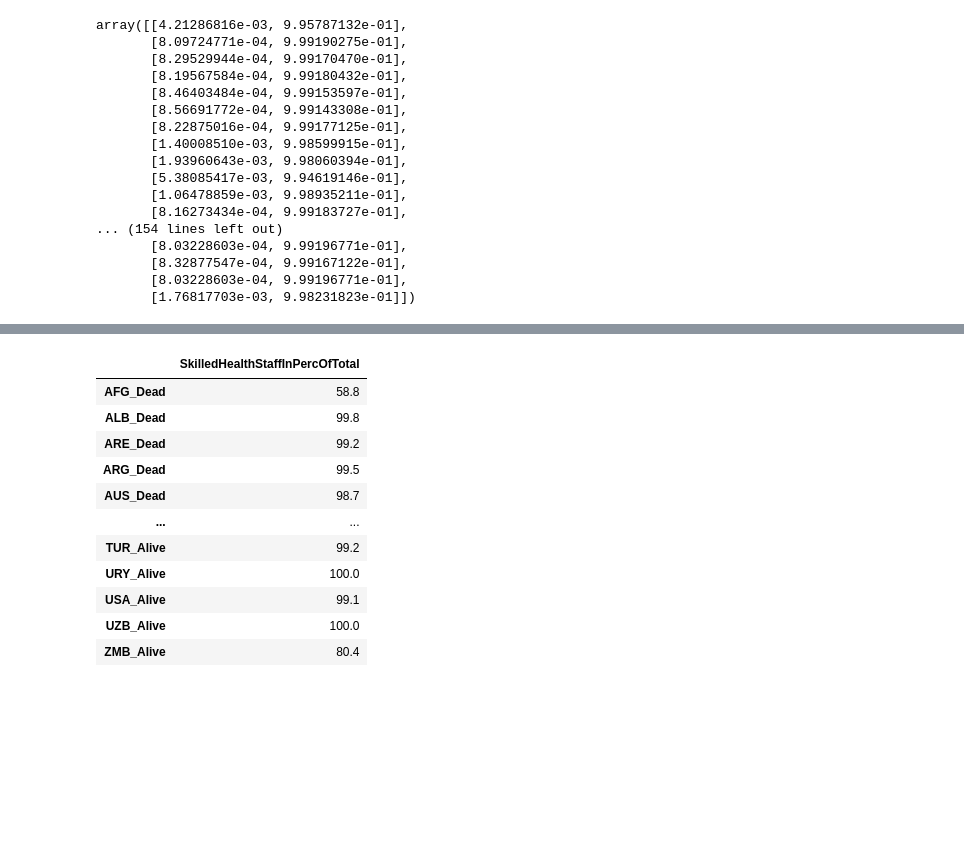
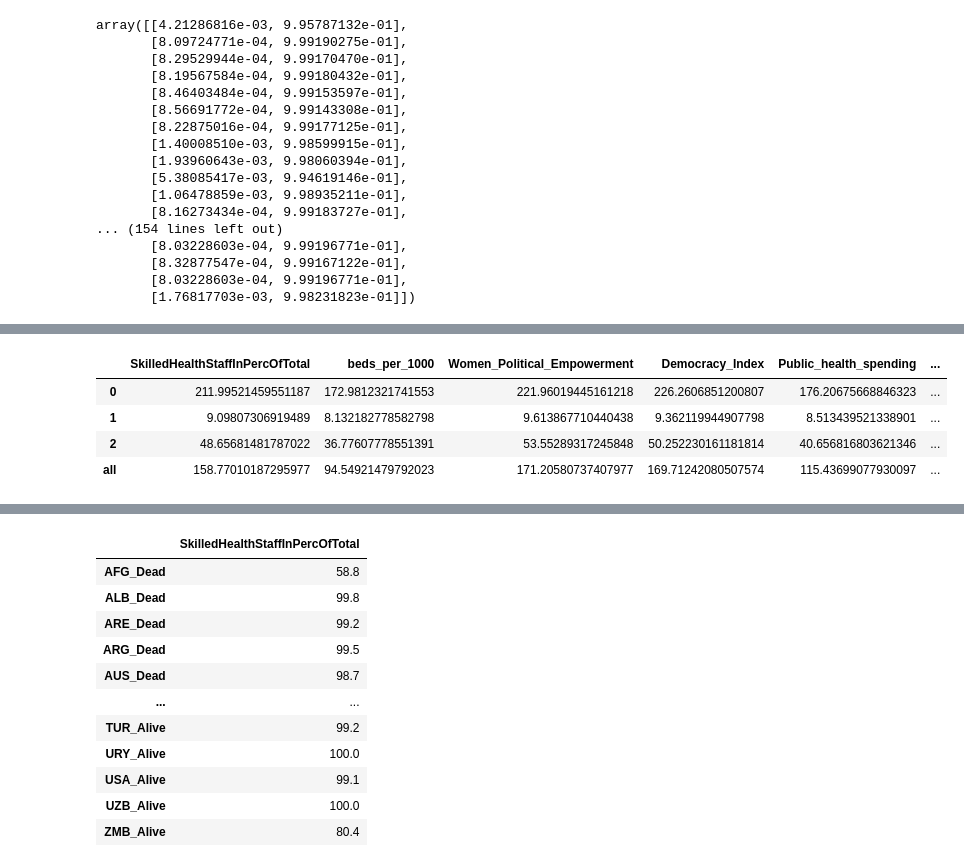
Before and after one commit to MariaStefaniak/SurvivalAtBirth_Global, a Jupyter notebook: Data_Organization/Python_Scripts/FinalNotebook.ipynb, the cells around one changed output, grey strips where cells are left out. Drawn from its saved outputs; the diff is of its cells as text; code cells hidden in the pictures; blank space fills up the shorter version.

```diff
--- a/Data_Organization/Python_Scripts/FinalNotebook.ipynb
+++ b/Data_Organization/Python_Scripts/FinalNotebook.ipynb
@@ -776,23 +776,41 @@ array([[4.21286816e-03, 9.95787132e-01],
        [8.03228603e-04, 9.99196771e-01],
        [1.76817703e-03, 9.98231823e-01]])
 # %%
+List_of_Models_per_Feature = ['SkilledHealthStaffInPercOfTotal','beds_per_1000','Women_Political_Empowerment','Democracy_Index','Public_health_spending','GINI']
+
+# Initialize empty DataFrame
+wmse_table = pd.DataFrame(index=range(countryRegressor.cluster_choice), columns=List_of_Models_per_Feature)
+
+
 for feature in List_of_Models_per_Feature:
     countryRegressor.Feature_Selection_Model([feature])
     countryRegressor.Make_Weights()
     countryRegressor.Clean_4_Modeling()
     countryRegressor.Fit()
-    countryRegressor.Predict(countryRegressor.Xad[countryRegressor.features4model], -1)
 
+    # calculation of WMSE for each feature in each cluster and fill the table
+    for icluster in range(-1, countryRegressor.cluster_choice):
+        countryRegressor.Predict(countryRegressor.Xad[countryRegressor.features4model], icluster)
+        if icluster < 0: country_list = list(countryRegressor.Xad[countryRegressor.Xad['cluster_id'] > -1].index)
+        else: country_list = list(countryRegressor.Xad[countryRegressor.Xad['cluster_id'] == icluster].index)
+        country_list = country_list[:(len(country_list) // 2)]
+        country_list = [country[:3] for country in country_list]
+        wmse_value = countryRegressor.WMSE(countryRegressor.og_df, country_list, icluster)
+        #wmse_table.loc[icluster, feature] = wmse_value
+        row_label = "all" if icluster == -1 else icluster
+        wmse_table.loc[row_label, feature] = wmse_value
+
+    # ------ start plotting:
     # We'll use the original dataframe for plotting
     df = countryRegressor.og_df.copy()
-
     # Drop rows with missing values in feature, target, or cluster
     df = df.dropna(subset=[feature, "Maternal_mortality_ratio", "cluster_id"])
-
     plt.figure(figsize=(10, 6))
     sns.set(style="whitegrid")
 
+
     for cluster in sorted(df["cluster_id"].unique()):
+        # ------ start plotting:
         cluster_df = df[df["cluster_id"] == cluster]
 
         # Scatter plot of actual data points
@@ -829,5 +847,12 @@ for feature in List_of_Models_per_Feature:
     plt.title(f"{feature} vs Maternal_mortality_ratio by Cluster")
     plt.legend(title="Cluster ID")
     plt.tight_layout()
-    plt.show()
+
+    # Save the figure
+    plt.savefig(f"Plots/{feature}_vs_MMR_by_cluster.png", dpi=300, bbox_inches='tight')
+    plt.close()  # Close figure to free memory if in a loop
+
+
+
+    # ------- end plotting
 # %% [output]
@@ -839,0 +883,8 @@ for feature in List_of_Models_per_Feature:
+# %%
+wmse_table
+# %% [output]
+|  | SkilledHealthStaffInPercOfTotal | beds_per_1000 | Women_Political_Empowerment | Democracy_Index | Public_health_spending | ... |
+| 0 | 211.99521459551187 | 172.9812321741553 | 221.96019445161218 | 226.2606851200807 | 176.20675668846323 | ... |
+| 1 | 9.09807306919489 | 8.132182778582798 | 9.613867710440438 | 9.362119944907798 | 8.513439521338901 | ... |
+| 2 | 48.65681481787022 | 36.77607778551391 | 53.55289317245848 | 50.252230161181814 | 40.656816803621346 | ... |
+| all | 158.77010187295977 | 94.54921479792023 | 171.20580737407977 | 169.71242080507574 | 115.43699077930097 | ... |
```
Also changed, not shown: parts of 13 cells of this notebook.
